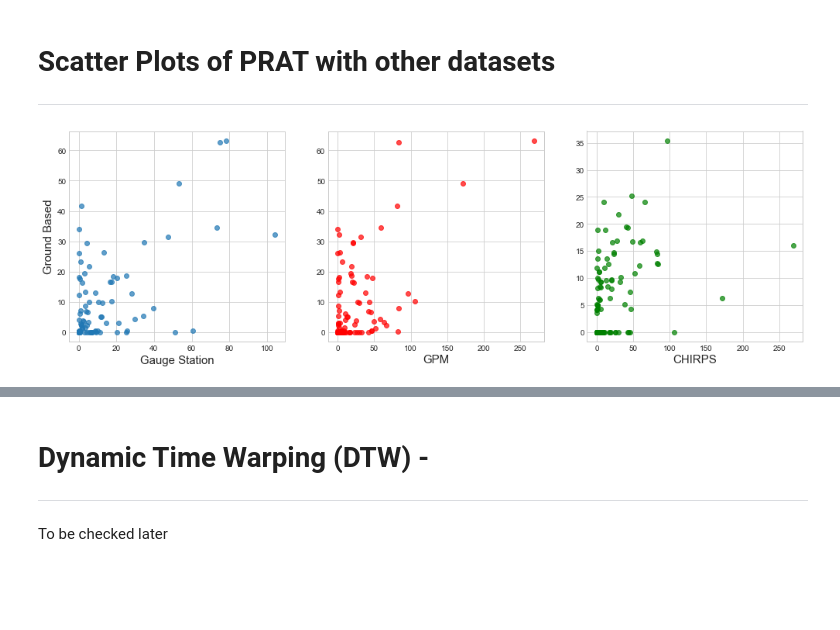
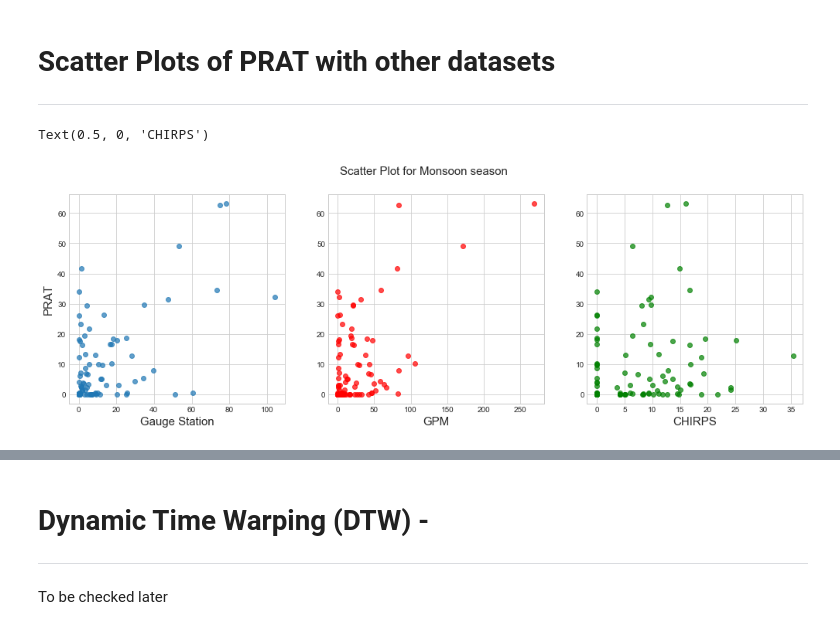
Before and after one commit to dsaharia/PRAT-Rainfall, a Jupyter notebook: imager-rainfall/01_Singapore_prat.ipynb, the cells around one changed output, grey strips where cells are left out. Cells and saved outputs as stored; diff of their text form; code cells hidden in the pictures; blank space fills up the shorter version.

Commit message:
scatter plot mistake rectified

```diff
--- a/imager-rainfall/01_Singapore_prat.ipynb
+++ b/imager-rainfall/01_Singapore_prat.ipynb
@@ -148,7 +148,11 @@ There is no clear-cut wet or dry season and rain is experienced every single mon
 # %%
 JUNE = 6
 SEPT = 9
-monsoon_prat = prat_sampled_df[(prat_sampled_df.index.month >= JUNE) & (prat_sampled_df.index.month <= SEPT)]
-monsoon_gauge = gauge_station_df[(gauge_station_df.index.month >= JUNE) & (gauge_station_df.index.month <= SEPT)]
+monsoon_prat = prat_sampled_df[(prat_sampled_df.index.month >= JUNE) &
+                               (prat_sampled_df.index.month <= SEPT)]
+
+monsoon_gauge = gauge_station_df[(gauge_station_df.index.month >= JUNE) &
+                                 (gauge_station_df.index.month <= SEPT)]
+
 monsoon_gauge = monsoon_gauge.sort_index(axis=0)
 monsoon_gpm = gpm_sampled.sel(time=slice('2010-06-01','2010-09-30'))
@@ -246,15 +283,17 @@ pd.merge(
 # %%
 plt.figure(figsize=(17,5))
 plt.subplot(1,3,1)
+plt.suptitle("Scatter Plot for Monsoon season", fontsize=15)
 plt.scatter(monsoon_gauge['rainfall_rate'], monsoon_prat['rainfall_rate'], alpha=0.7)
 plt.xlabel('Gauge Station', fontsize=15)
-plt.ylabel('Ground Based', fontsize=15)
+plt.ylabel('PRAT', fontsize=15)
 plt.subplot(1,3,2)
 plt.scatter(monsoon_gpm['precipitationCal'], monsoon_prat['rainfall_rate'], alpha=0.7, c='r')
 plt.xlabel('GPM', fontsize=15)
 plt.subplot(1,3,3)
-plt.scatter(monsoon_gpm['precipitationCal'], monsoon_chirps['precip'], alpha=0.7, c='g')
+plt.scatter(monsoon_chirps['precip'], monsoon_prat['rainfall_rate'], alpha=0.7, c='g')
 plt.xlabel('CHIRPS', fontsize=15)
-plt.savefig('Figures/monsoon_scatter.pdf');
+#plt.savefig('Figures/monsoon_scatter.pdf');
 # %% [output]
+Text(0.5, 0, 'CHIRPS')
-[figure, old version]
+[figure, new version]
```
Also changed, not shown: parts of 12 cells of this notebook.
